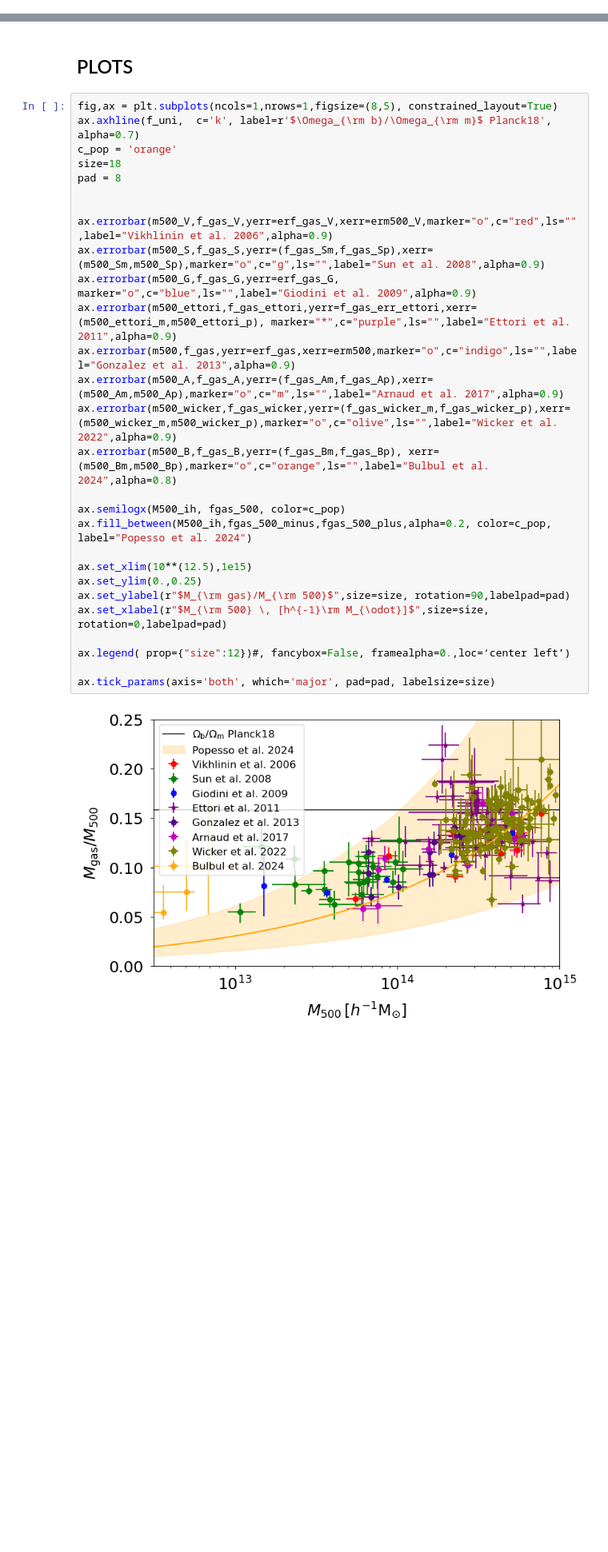
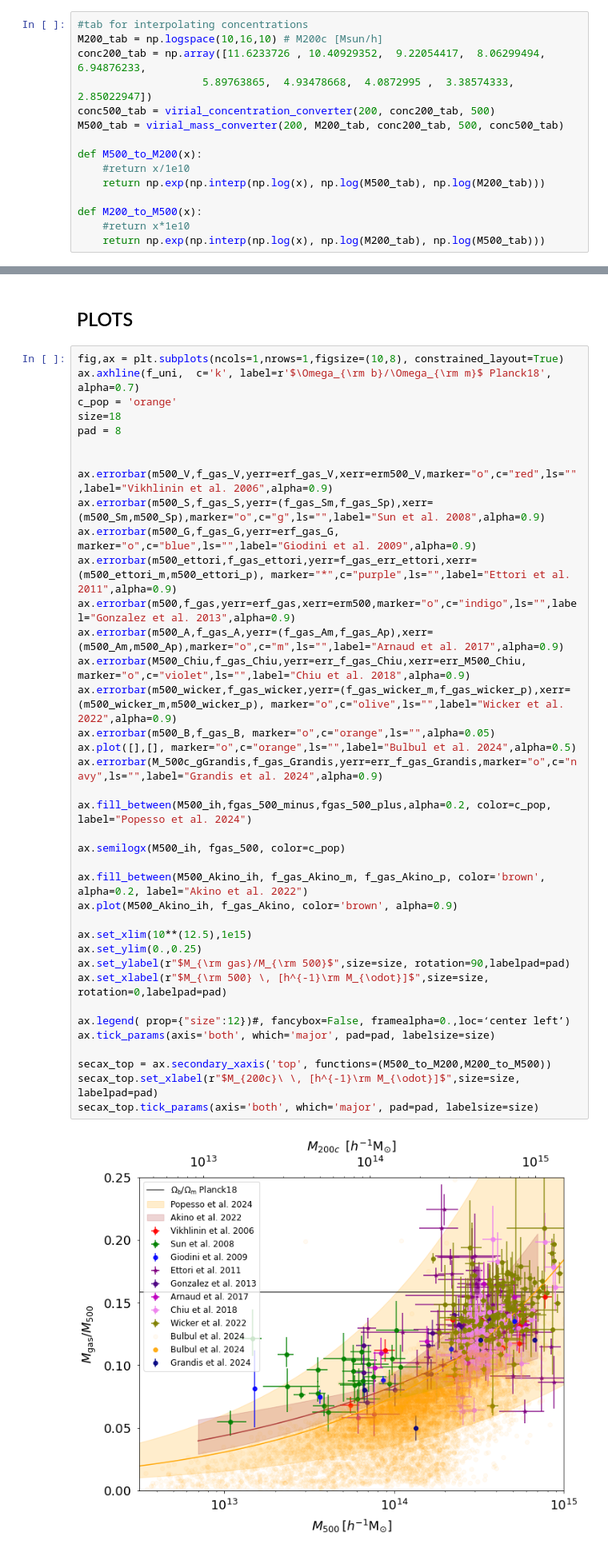
Before and after one commit to garico92/baryon_fractions, a Jupyter notebook: baryon_fractions.ipynb, the cells around one changed output, grey strips where cells are left out. Shown at 80% size. Cells and saved outputs as stored; diff of their text form; blank space fills up the shorter version.

Commit message:
added datasets Chiu+2018 and Grandis+2024

```diff
--- a/baryon_fractions.ipynb
+++ b/baryon_fractions.ipynb
@@ -151,0 +276,15 @@ f_gas_wicker_m = data[:,9]* h0_wicker**(3/2)/(hubble**(3/2))
+# %%
+#tab for interpolating concentrations
+M200_tab = np.logspace(10,16,10) # M200c [Msun/h]
+conc200_tab = np.array([11.6233726 , 10.40929352,  9.22054417,  8.06299494,  6.94876233,
+                    5.89763865,  4.93478668,  4.0872995 ,  3.38574333,  2.85022947])
+conc500_tab = virial_concentration_converter(200, conc200_tab, 500)
+M500_tab = virial_mass_converter(200, M200_tab, conc200_tab, 500, conc500_tab)
+
+def M500_to_M200(x):
+    #return x/1e10
+    return np.exp(np.interp(np.log(x), np.log(M500_tab), np.log(M200_tab)))
+
+def M200_to_M500(x):
+    #return x*1e10
+    return np.exp(np.interp(np.log(x), np.log(M200_tab), np.log(M500_tab)))
@@ -152,32 +329,42 @@ f_gas_wicker_m = data[:,9]* h0_wicker**(3/2)/(hubble**(3/2))
 # %% [markdown]
 ## PLOTS
 # %%
-fig,ax = plt.subplots(ncols=1,nrows=1,figsize=(8,5), constrained_layout=True)
+fig,ax = plt.subplots(ncols=1,nrows=1,figsize=(10,8), constrained_layout=True)
 ax.axhline(f_uni,  c='k', label=r'$\Omega_{\rm b}/\Omega_{\rm m}$ Planck18', alpha=0.7)
 c_pop = 'orange'
 size=18
 pad = 8
 
 
 ax.errorbar(m500_V,f_gas_V,yerr=erf_gas_V,xerr=erm500_V,marker="o",c="red",ls="",label="Vikhlinin et al. 2006",alpha=0.9)
 ax.errorbar(m500_S,f_gas_S,yerr=(f_gas_Sm,f_gas_Sp),xerr=(m500_Sm,m500_Sp),marker="o",c="g",ls="",label="Sun et al. 2008",alpha=0.9)
 ax.errorbar(m500_G,f_gas_G,yerr=erf_gas_G, marker="o",c="blue",ls="",label="Giodini et al. 2009",alpha=0.9)
 ax.errorbar(m500_ettori,f_gas_ettori,yerr=f_gas_err_ettori,xerr=(m500_ettori_m,m500_ettori_p), marker="*",c="purple",ls="",label="Ettori et al. 2011",alpha=0.9)
 ax.errorbar(m500,f_gas,yerr=erf_gas,xerr=erm500,marker="o",c="indigo",ls="",label="Gonzalez et al. 2013",alpha=0.9)
 ax.errorbar(m500_A,f_gas_A,yerr=(f_gas_Am,f_gas_Ap),xerr=(m500_Am,m500_Ap),marker="o",c="m",ls="",label="Arnaud et al. 2017",alpha=0.9)
-ax.errorbar(m500_wicker,f_gas_wicker,yerr=(f_gas_wicker_m,f_gas_wicker_p),xerr=(m500_wicker_m,m500_wicker_p),marker="o",c="olive",ls="",label="Wicker et al. 2022",alpha=0.9)
-ax.errorbar(m500_B,f_gas_B,yerr=(f_gas_Bm,f_gas_Bp), xerr=(m500_Bm,m500_Bp),marker="o",c="orange",ls="",label="Bulbul et al. 2024",alpha=0.8)
+ax.errorbar(M500_Chiu,f_gas_Chiu,yerr=err_f_gas_Chiu,xerr=err_M500_Chiu, marker="o",c="violet",ls="",label="Chiu et al. 2018",alpha=0.9)
+ax.errorbar(m500_wicker,f_gas_wicker,yerr=(f_gas_wicker_m,f_gas_wicker_p),xerr=(m500_wicker_m,m500_wicker_p), marker="o",c="olive",ls="",label="Wicker et al. 2022",alpha=0.9)
+ax.errorbar(m500_B,f_gas_B, marker="o",c="orange",ls="",alpha=0.05)
+ax.plot([],[], marker="o",c="orange",ls="",label="Bulbul et al. 2024",alpha=0.5)
+ax.errorbar(M_500c_gGrandis,f_gas_Grandis,yerr=err_f_gas_Grandis,marker="o",c="navy",ls="",label="Grandis et al. 2024",alpha=0.9)
+
+ax.fill_between(M500_ih,fgas_500_minus,fgas_500_plus,alpha=0.2, color=c_pop, label="Popesso et al. 2024")
 
 ax.semilogx(M500_ih, fgas_500, color=c_pop)
-ax.fill_between(M500_ih,fgas_500_minus,fgas_500_plus,alpha=0.2, color=c_pop, label="Popesso et al. 2024")
+
+ax.fill_between(M500_Akino_ih, f_gas_Akino_m, f_gas_Akino_p, color='brown', alpha=0.2, label="Akino et al. 2022")
+ax.plot(M500_Akino_ih, f_gas_Akino, color='brown', alpha=0.9)
 
 ax.set_xlim(10**(12.5),1e15)
 ax.set_ylim(0.,0.25)
 ax.set_ylabel(r"$M_{\rm gas}/M_{\rm 500}$",size=size, rotation=90,labelpad=pad)
 ax.set_xlabel(r"$M_{\rm 500} \, [h^{-1}\rm M_{\odot}]$",size=size, rotation=0,labelpad=pad)
 
 ax.legend( prop={"size":12})#, fancybox=False, framealpha=0.,loc=‘center left’)
+ax.tick_params(axis='both', which='major', pad=pad, labelsize=size)
 
-ax.tick_params(axis='both', which='major', pad=pad, labelsize=size)
+secax_top = ax.secondary_xaxis('top', functions=(M500_to_M200,M200_to_M500))
+secax_top.set_xlabel(r"$M_{200c}\ \, [h^{-1}\rm M_{\odot}]$",size=size, labelpad=pad)
+secax_top.tick_params(axis='both', which='major', pad=pad, labelsize=size)
 # %% [output]
-[figure, old version]
+[figure, new version]
```
Also changed, not shown: parts of 12 cells of this notebook, 5 other files.
